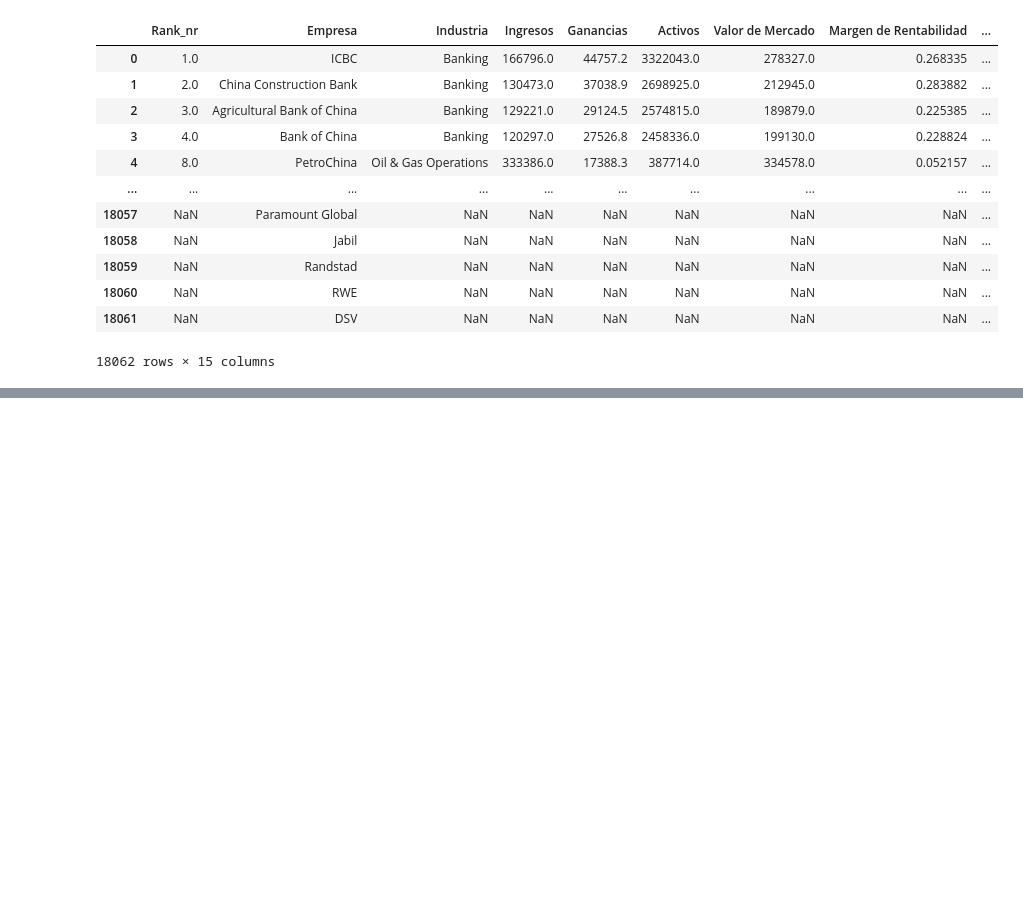
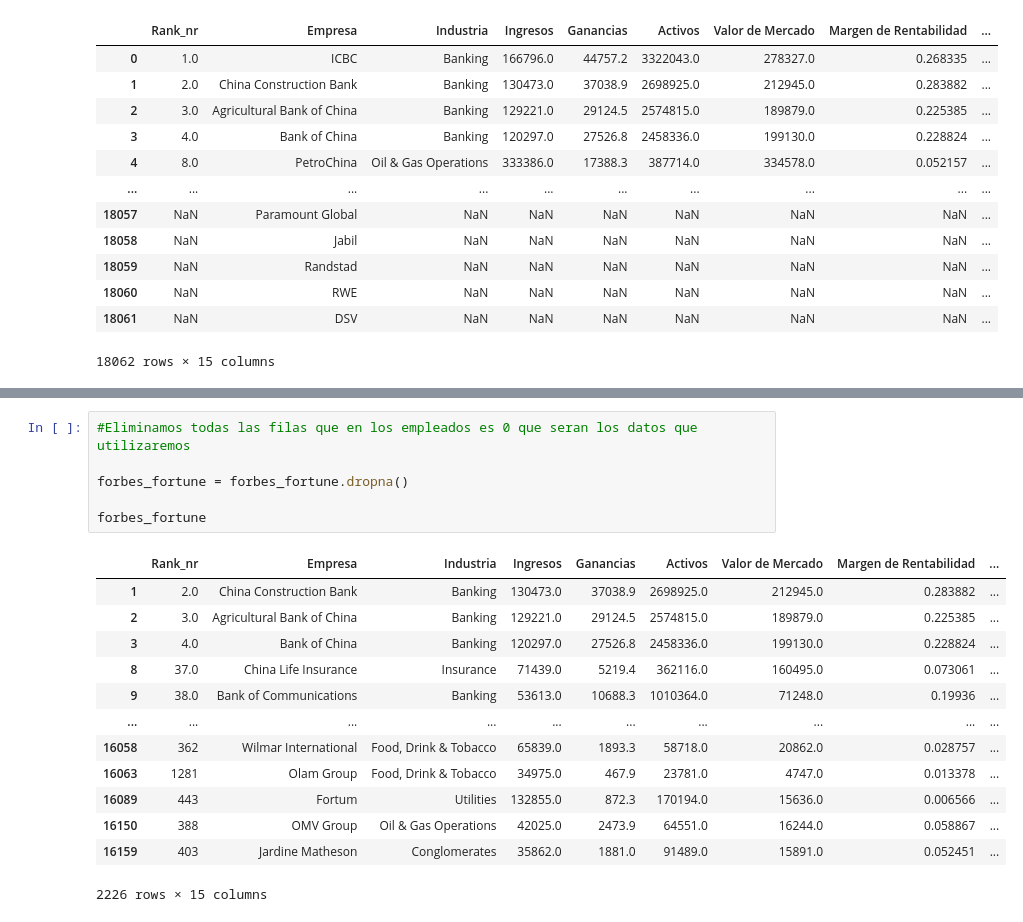
Before and after one commit to Bigote93/DataInsider, a Jupyter notebook: DesafioDataInsider_Nalli.ipynb, the cells around one changed output, grey strips where cells are left out. Drawn from its saved outputs; the diff is of its cells as text; blank space fills up the shorter version.

Commit message:
Ejecucion de forbes_fortune final a trabajar.

```diff
--- a/DesafioDataInsider_Nalli.ipynb
+++ b/DesafioDataInsider_Nalli.ipynb
@@ -984,0 +1035,20 @@ forbes_fortune
+# %%
+#Eliminamos todas las filas que en los empleados es 0 que seran los datos que utilizaremos
+
+forbes_fortune = forbes_fortune.dropna()
+
+forbes_fortune
+# %% [output]
+|  | Rank_nr | Empresa | Industria | Ingresos | Ganancias | Activos | Valor de Mercado | Margen de Rentabilidad | ... |
+| 1 | 2.0 | China Construction Bank | Banking | 130473.0 | 37038.9 | 2698925.0 | 212945.0 | 0.283882 | ... |
+| 2 | 3.0 | Agricultural Bank of China | Banking | 129221.0 | 29124.5 | 2574815.0 | 189879.0 | 0.225385 | ... |
+| 3 | 4.0 | Bank of China | Banking | 120297.0 | 27526.8 | 2458336.0 | 199130.0 | 0.228824 | ... |
+| 8 | 37.0 | China Life Insurance | Insurance | 71439.0 | 5219.4 | 362116.0 | 160495.0 | 0.073061 | ... |
+| 9 | 38.0 | Bank of Communications | Banking | 53613.0 | 10688.3 | 1010364.0 | 71248.0 | 0.19936 | ... |
+| ... | ... | ... | ... | ... | ... | ... | ... | ... | ... |
+| 16058 | 362 | Wilmar International | Food, Drink & Tobacco | 65839.0 | 1893.3 | 58718.0 | 20862.0 | 0.028757 | ... |
+| 16063 | 1281 | Olam Group | Food, Drink & Tobacco | 34975.0 | 467.9 | 23781.0 | 4747.0 | 0.013378 | ... |
+| 16089 | 443 | Fortum | Utilities | 132855.0 | 872.3 | 170194.0 | 15636.0 | 0.006566 | ... |
+| 16150 | 388 | OMV Group | Oil & Gas Operations | 42025.0 | 2473.9 | 64551.0 | 16244.0 | 0.058867 | ... |
+| 16159 | 403 | Jardine Matheson | Conglomerates | 35862.0 | 1881.0 | 91489.0 | 15891.0 | 0.052451 | ... |
+2226 rows × 15 columns
```
Also changed, not shown: parts of 5 cells of this notebook.
